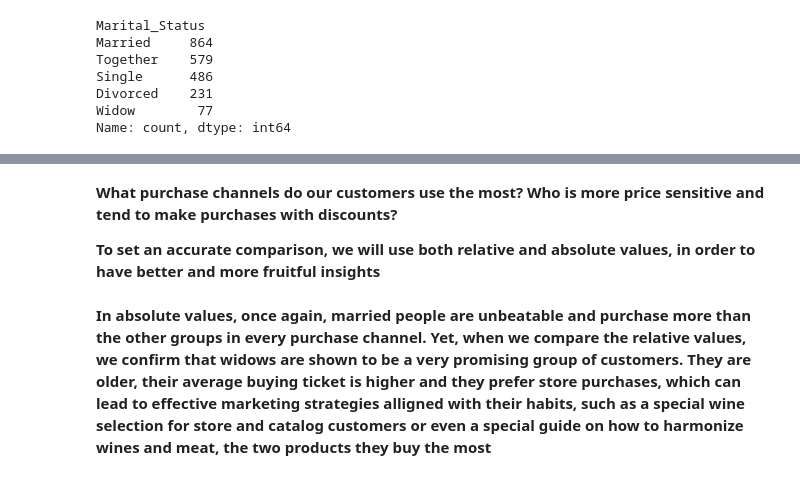
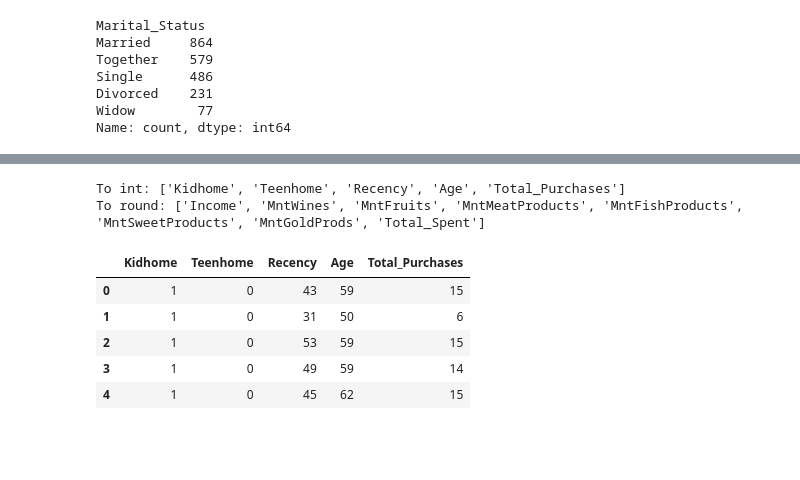
Before and after one commit to pablobagano/customer_segmentation, a Jupyter notebook: exploratory_analysis.ipynb, the cells around one changed output, grey strips where cells are left out. Saved outputs shown, nothing was run; the diff lists cells and outputs as text; code cells hidden in the pictures; blank space fills up the shorter version.

Commit message:
Training data finalized, grouped data file exported

```diff
--- a/exploratory_analysis.ipynb
+++ b/exploratory_analysis.ipynb
@@ -841,4 +598,0 @@ __Married people at top, but you can clearly see the expressive participation of
-# %% [markdown]
-__What purchase channels do our customers use the most? Who is more price sensitive and tend to make purchases with discounts?__
-
-__To set an accurate comparison, we will use both relative and absolute values, in order to have better and more fruitful insights__
@@ -886,2 +599,53 @@ plt.show()
-# %% [markdown]
-__In absolute values, once again, married people are unbeatable and purchase more than the other groups in every purchase channel. Yet, when we compare the relative values, we confirm that widows are shown to be a very promising group of customers. They are older, their average buying ticket is higher and they prefer store purchases, which can lead to effective marketing strategies alligned with their habits, such as a special wine selection for store and catalog customers or even a special guide on how to harmonize wines and meat, the two products they buy the most__
+# %%
+marital_status_education_df = df.groupby(['Marital_Status','Education']).agg({
+    'Income':'mean',
+    'Kidhome':'mean',
+    'Teenhome':'mean',
+    'Recency':'mean',
+    'Complain':'sum',
+    'MntWines':'mean',
+    'MntFruits':'mean',
+    'MntMeatProducts':'mean',
+    'MntFishProducts':'mean',
+    'MntSweetProducts':'mean',
+    'MntGoldProds':'mean',
+    'NumDealsPurchases': 'sum',
+    'NumWebPurchases': 'sum',
+    'NumCatalogPurchases':'sum',
+    'NumStorePurchases':'sum',
+    'NumWebVisitsMonth':'sum',
+    'AcceptedCmp3':'sum',
+    'AcceptedCmp4': 'sum',
+    'AcceptedCmp5': 'sum',
+    'AcceptedCmp1': 'sum',
+    'AcceptedCmp2': 'sum',
+    'Response': 'sum',
+    'Total_Spent': 'mean',
+    'Highest_Spent': 'max',
+    'Age': 'mean',
+    'Total_Purchases': 'mean'
+}
+).reset_index()
+# %%
+all_floats = marital_status_education_df.select_dtypes(include='float').columns.to_list()
+to_int = marital_status_education_df.select_dtypes(include='float').columns.drop(['Income', 'Total_Spent']+products).to_list()
+to_round = [i for i in all_floats if i not in to_int]
+print('To int:', to_int)
+print('To round:', to_round)
+# %% [output]
+To int: ['Kidhome', 'Teenhome', 'Recency', 'Age', 'Total_Purchases']
+To round: ['Income', 'MntWines', 'MntFruits', 'MntMeatProducts', 'MntFishProducts', 'MntSweetProducts', 'MntGoldProds', 'Total_Spent']
+# %%
+int_transform = marital_status_education_df[to_int]
+ceils = np.ceil(int_transform)
+floors = np.floor(int_transform)
+transformed = np.where(ceils - int_feats <= 0.5, ceils, floors)
+marital_status_education_df[to_int] = transformed.astype('int64')
+marital_status_education_df[to_int].head()
+# %% [output]
+|  | Kidhome | Teenhome | Recency | Age | Total_Purchases |
+| 0 | 1 | 0 | 43 | 59 | 15 |
+| 1 | 1 | 0 | 31 | 50 | 6 |
+| 2 | 1 | 0 | 53 | 59 | 15 |
+| 3 | 1 | 0 | 49 | 59 | 14 |
+| 4 | 1 | 0 | 45 | 62 | 15 |
```
Also changed, not shown: parts of 30 cells of this notebook, 1 other file.
